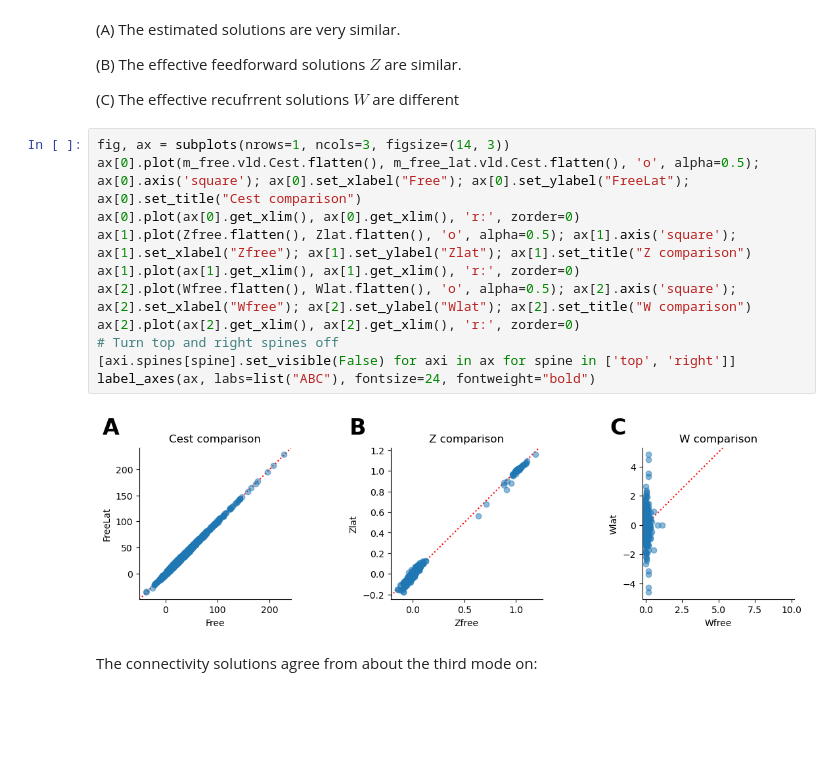
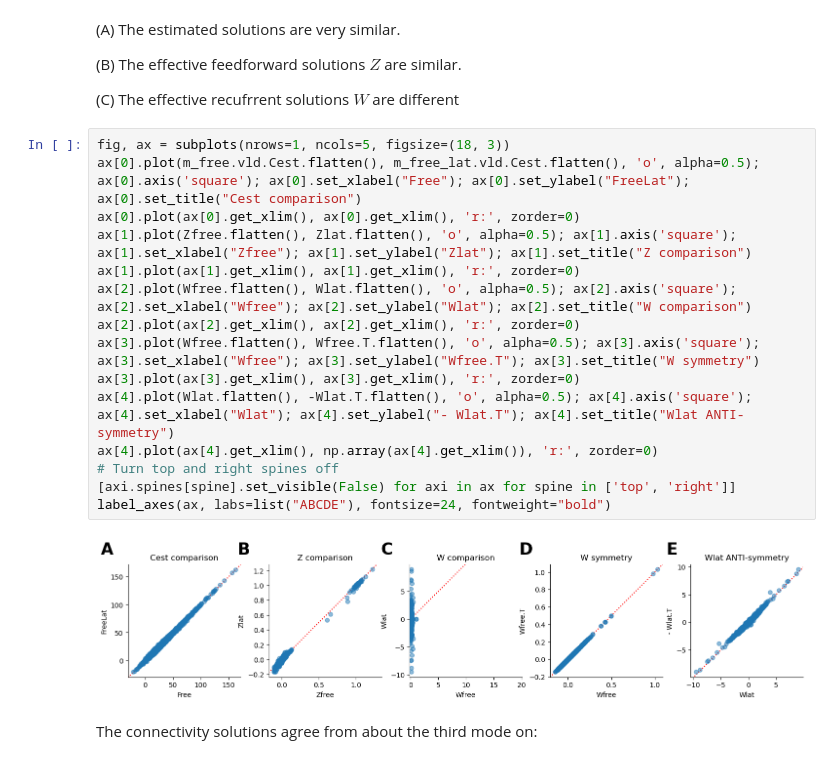
Before and after one commit to stootoon/glom-io-transform-release, a Jupyter notebook: model-fitting/demo_generalization.ipynb, the cells around one changed output. Cells and saved outputs as stored; diff of their text form; blank space fills up the shorter version.

```diff
--- a/model-fitting/demo_generalization.ipynb
+++ b/model-fitting/demo_generalization.ipynb
@@ -548,18 +549,22 @@ m = Wlat.shape[0]; Zlat = np.linalg.inv(np.eye(m) + Wlat)
 
 (C) The effective recufrrent solutions $W$ are different
 # %%
-fig, ax = subplots(nrows=1, ncols=3, figsize=(14, 3))
+fig, ax = subplots(nrows=1, ncols=5, figsize=(18, 3))
 ax[0].plot(m_free.vld.Cest.flatten(), m_free_lat.vld.Cest.flatten(), 'o', alpha=0.5); ax[0].axis('square'); ax[0].set_xlabel("Free"); ax[0].set_ylabel("FreeLat"); ax[0].set_title("Cest comparison")
 ax[0].plot(ax[0].get_xlim(), ax[0].get_xlim(), 'r:', zorder=0)
 ax[1].plot(Zfree.flatten(), Zlat.flatten(), 'o', alpha=0.5); ax[1].axis('square'); ax[1].set_xlabel("Zfree"); ax[1].set_ylabel("Zlat"); ax[1].set_title("Z comparison")
 ax[1].plot(ax[1].get_xlim(), ax[1].get_xlim(), 'r:', zorder=0)
 ax[2].plot(Wfree.flatten(), Wlat.flatten(), 'o', alpha=0.5); ax[2].axis('square'); ax[2].set_xlabel("Wfree"); ax[2].set_ylabel("Wlat"); ax[2].set_title("W comparison")
 ax[2].plot(ax[2].get_xlim(), ax[2].get_xlim(), 'r:', zorder=0)
+ax[3].plot(Wfree.flatten(), Wfree.T.flatten(), 'o', alpha=0.5); ax[3].axis('square'); ax[3].set_xlabel("Wfree"); ax[3].set_ylabel("Wfree.T"); ax[3].set_title("W symmetry")
+ax[3].plot(ax[3].get_xlim(), ax[3].get_xlim(), 'r:', zorder=0)
+ax[4].plot(Wlat.flatten(), -Wlat.T.flatten(), 'o', alpha=0.5); ax[4].axis('square'); ax[4].set_xlabel("Wlat"); ax[4].set_ylabel("- Wlat.T"); ax[4].set_title("Wlat ANTI-symmetry")
+ax[4].plot(ax[4].get_xlim(), np.array(ax[4].get_xlim()), 'r:', zorder=0)
 # Turn top and right spines off
 [axi.spines[spine].set_visible(False) for axi in ax for spine in ['top', 'right']]
-label_axes(ax, labs=list("ABC"), fontsize=24, fontweight="bold")
+label_axes(ax, labs=list("ABCDE"), fontsize=24, fontweight="bold")
 # %% [output]
-[figure, old version]
+[figure, new version]
 # %% [markdown]
 The connectivity solutions agree from about the third mode on:
 # %%
```
Also changed, not shown: parts of 11 cells of this notebook.
